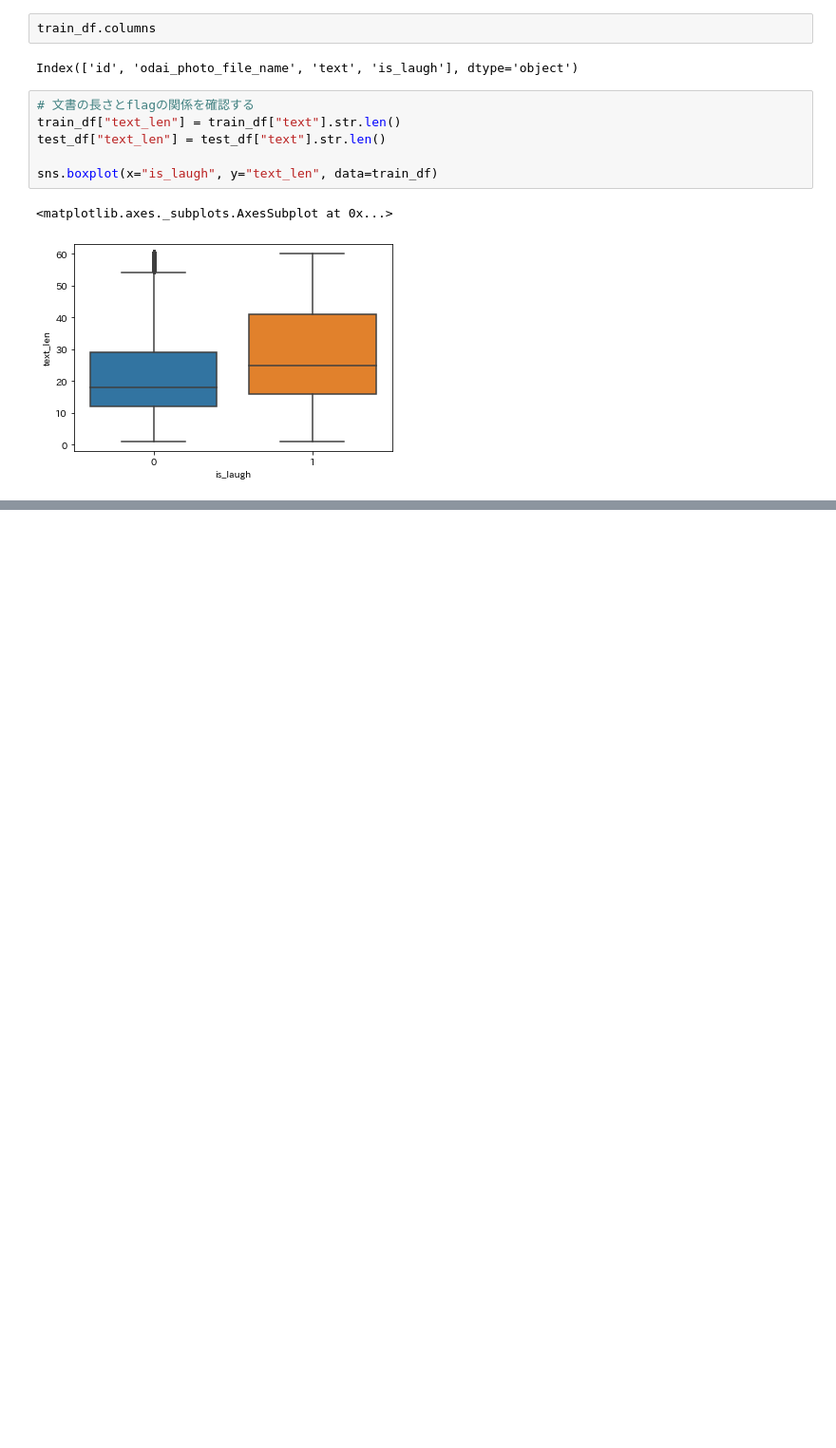
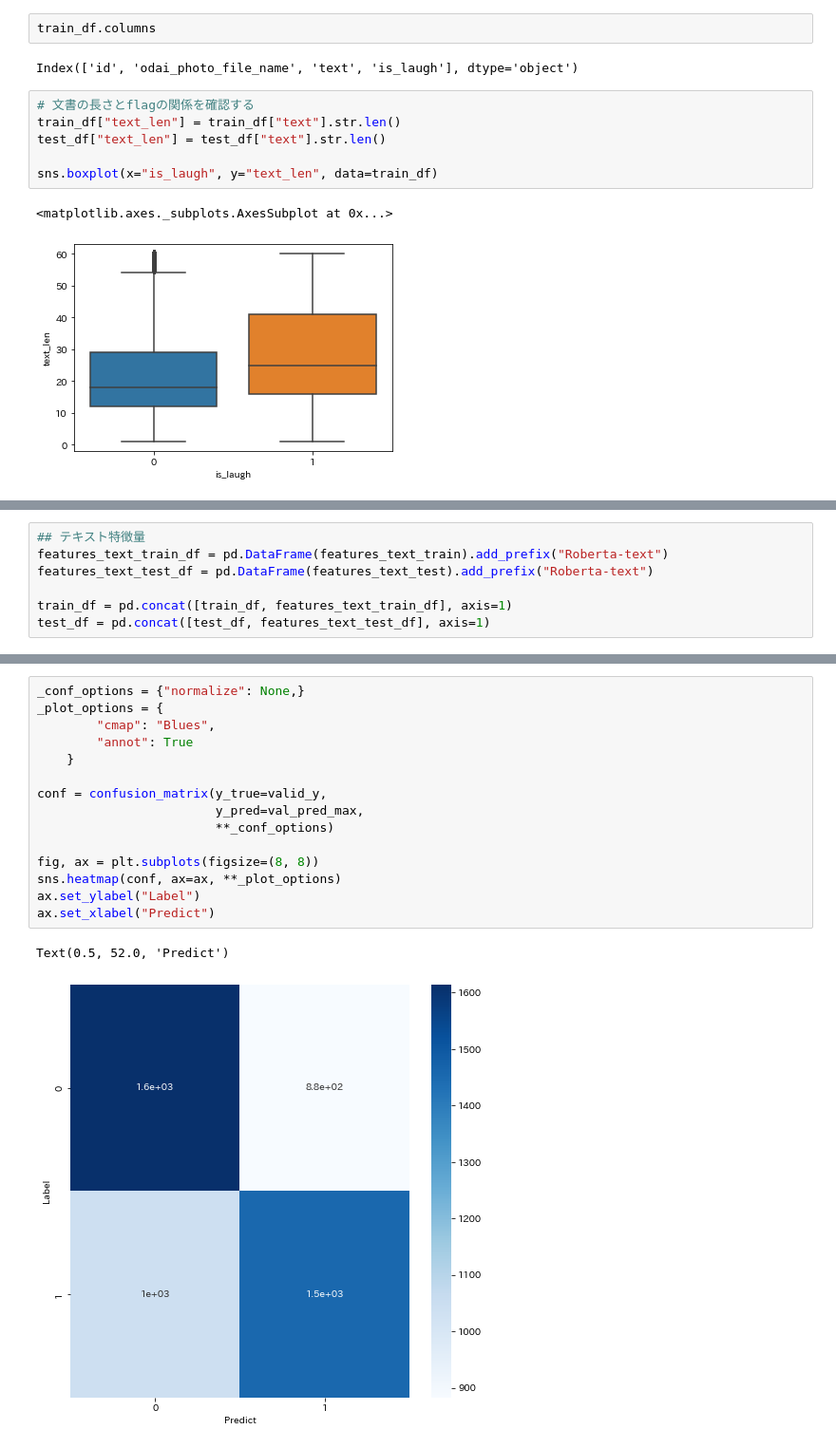
Before and after one commit to monta0315/bokete, a Jupyter notebook: bokete.ipynb, the cells around one changed output, grey strips where cells are left out. Shown at 95% size. Drawn from its saved outputs; the diff is of its cells as text; blank space fills up the shorter version.

```diff
--- a/bokete.ipynb
+++ b/bokete.ipynb
@@ -175,0 +452,7 @@ sns.boxplot(x="is_laugh", y="text_len", data=train_df)
+# %%
+## テキスト特徴量
+features_text_train_df = pd.DataFrame(features_text_train).add_prefix("Roberta-text")
+features_text_test_df = pd.DataFrame(features_text_test).add_prefix("Roberta-text")
+
+train_df = pd.concat([train_df, features_text_train_df], axis=1)
+test_df = pd.concat([test_df, features_text_test_df], axis=1)
@@ -175,0 +539,18 @@ sns.boxplot(x="is_laugh", y="text_len", data=train_df)
+# %%
+_conf_options = {"normalize": None,}
+_plot_options = {
+        "cmap": "Blues",
+        "annot": True
+    }
+
+conf = confusion_matrix(y_true=valid_y,
+                        y_pred=val_pred_max,
+                        **_conf_options)
+
+fig, ax = plt.subplots(figsize=(8, 8))
+sns.heatmap(conf, ax=ax, **_plot_options)
+ax.set_ylabel("Label")
+ax.set_xlabel("Predict")
+# %% [output]
+Text(0.5, 52.0, 'Predict')
+[figure, added]
```
Also changed, not shown: parts of 33 cells of this notebook.
